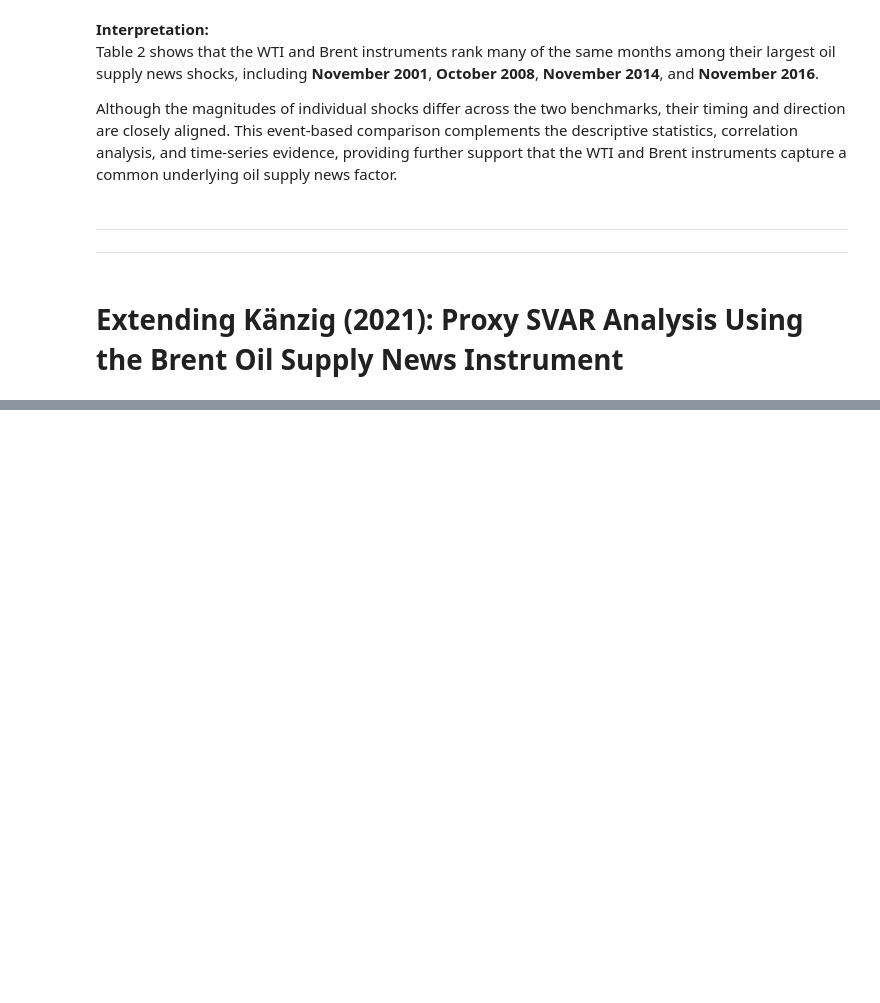
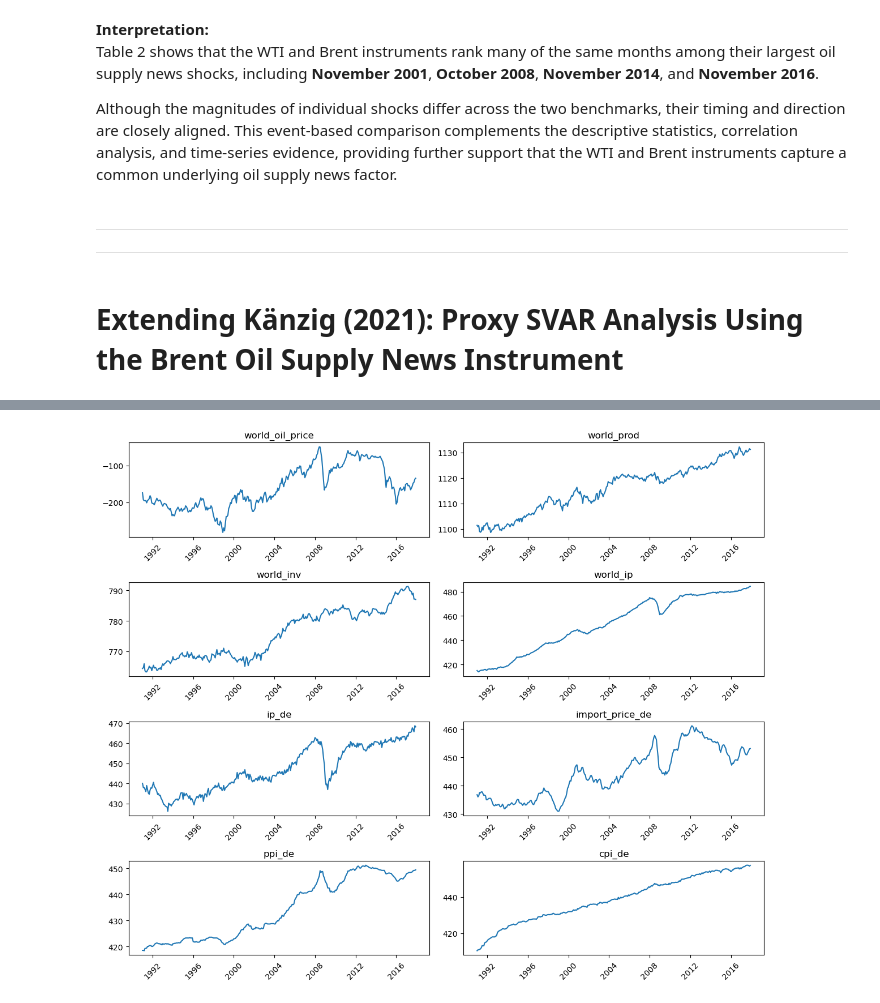
Before and after one commit to sedovanastasiia/macro_II_project, a Jupyter notebook: Yashna's Code/Code_Instrument_Replication.ipynb, the cells around one changed output, grey strips where cells are left out. Cells and saved outputs as stored; diff of their text form; code cells hidden in the pictures; blank space fills up the shorter version.

```diff
--- a/Yashna's Code/Code_Instrument_Replication.ipynb
+++ b/Yashna's Code/Code_Instrument_Replication.ipynb
@@ -30,6 +30,7 @@ import math
 # Importing files
 PROJECT_DIR = Path.cwd()
 DATA_DIR = PROJECT_DIR / "Data for Replication"
+DATA_DIR_G = PROJECT_DIR / "Data Germany"
 
 # Daily oil futures prices (WTI and Brent): sourced from Känzig
 FUTURES_FILE = DATA_DIR / "Oilfutures.xlsx"
@@ -1916,0 +2007,15 @@ Discuss:
+# %%
+# Keep the common German sample and the four global/oil-market variables.
+kaenzig_de = (
+    kaenzig.loc[
+        kaenzig["date"].between(start, end),
+        ["date", "POIL", "OILPROD", "OILSTOCKS", "WORLDIP"]
+    ]
+    .rename(columns={
+        "POIL": "world_oil_price",
+        "OILPROD": "world_prod",
+        "OILSTOCKS": "world_inv",
+        "WORLDIP": "world_ip"
+    })
+    .reset_index(drop=True)
+)
@@ -1916,0 +2092,26 @@ Discuss:
+# %%
+plot_dates = data_germany["date"].dt.to_timestamp()
+
+plot_cols = [
+    "world_oil_price",
+    "world_prod",
+    "world_inv",
+    "world_ip",
+    "ip_de",
+    "import_price_de",
+    "ppi_de",
+    "cpi_de"
+]
+
+fig, axes = plt.subplots(4, 2, figsize=(12, 10))
+axes = axes.flatten()
+
+for ax, col in zip(axes, plot_cols):
+    ax.plot(plot_dates, data_germany[col])
+    ax.set_title(col)
+    ax.tick_params(axis="x", rotation=45)
+
+plt.tight_layout()
+plt.show()
+# %% [output]
+[figure, added]
```
Also changed, not shown: parts of 36 cells of this notebook, 5 other files.
